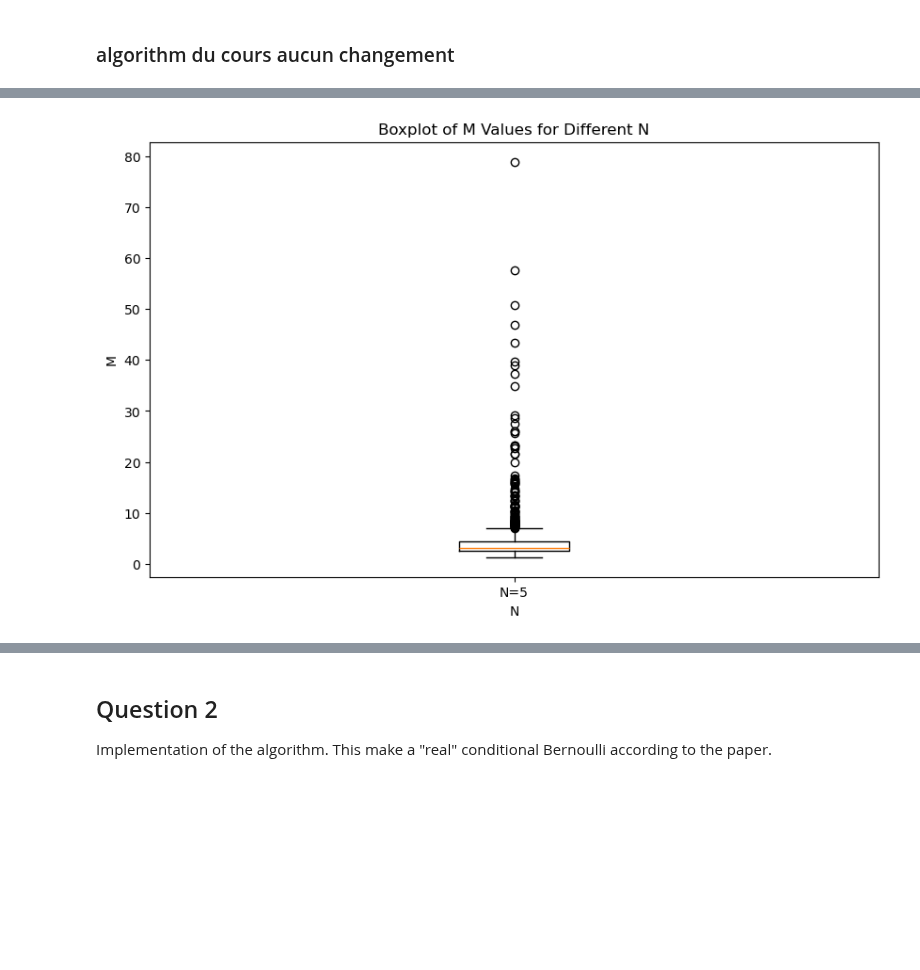
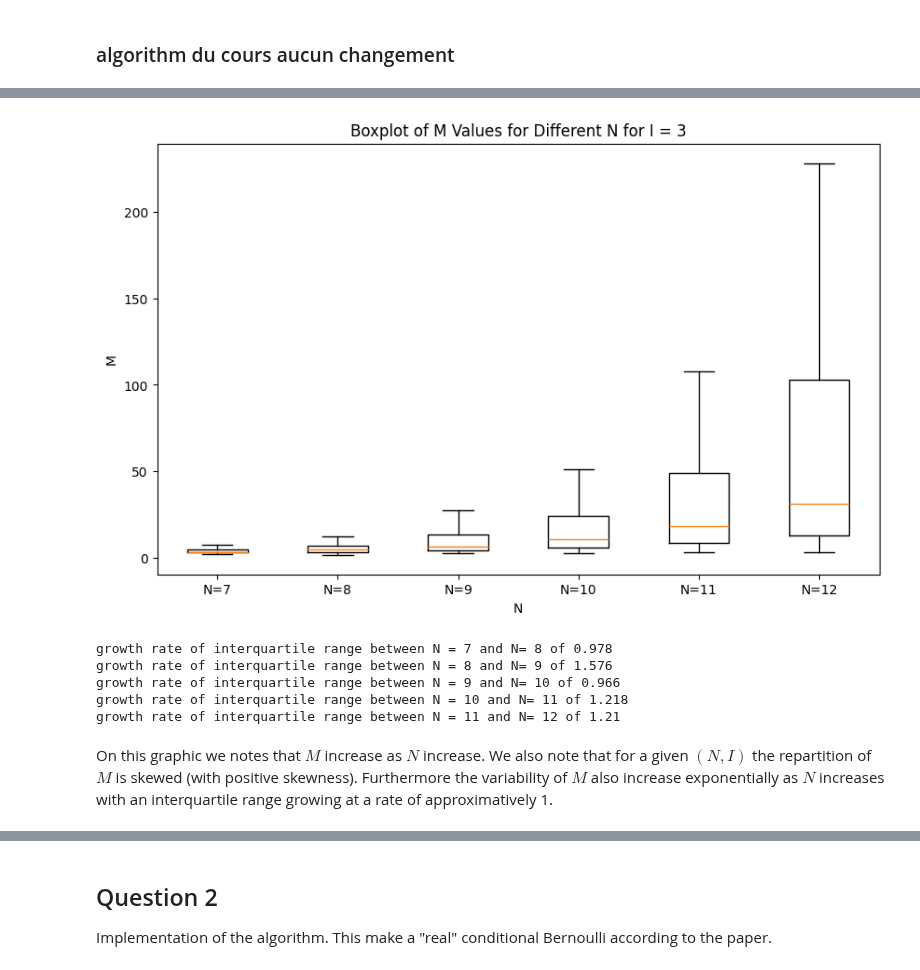
Before and after one commit to teiki-h/cond_bernoulli, a Jupyter notebook: main.ipynb, the cells around one changed output, grey strips where cells are left out. Cells and saved outputs as stored; diff of their text form; code cells hidden in the pictures; blank space fills up the shorter version.

```diff
--- a/main.ipynb
+++ b/main.ipynb
@@ -160,0 +105,7 @@ Pour $I$ fixer on va évaluer comment évolue $M$; pour ce fair on va considére
+# %%
+N = 13
+I = 4
+p = np.random.uniform(0, 1, N)
+sampler = rejection_sampler(p, I)
+sampler.sample_generator(20000)
+sampler.plot_acceptance_density()
@@ -161,25 +123,38 @@ Pour $I$ fixer on va évaluer comment évolue $M$; pour ce fair on va considére
 # %%
-I = 2
-num_samples = 1000  # Number of samples to run
-N_values = [5]  # Different values for N
+I = 3
+num_samples = 500  # Number of samples to run
+N_values = range(7,13)  # Different values for N
 M_values_all = []  # To hold M values for each N
 
 # Collect M values across multiple samples for different N
 for N in N_values:
     M_values = []
     for _ in range(num_samples):
         p = np.random.uniform(0, 1, N)  # Generate random probabilities p
-        sampler = RejectionSampling(p, I)
+        sampler = rejection_sampler(p, I)
         M_values.append(sampler.M)
     M_values_all.append(M_values)
 
 # Create a boxplot for each N
 plt.figure(figsize=(10, 6))
-plt.boxplot(M_values_all, labels=[f'N={N}' for N in N_values])
-plt.title('Boxplot of M Values for Different N')
+plt.boxplot(M_values_all, labels=[f'N={N}' for N in N_values], showfliers=False, showmeans=False)
+plt.title(f'Boxplot of M Values for Different N for I = {I}')
 plt.ylabel('M')
 plt.xlabel('N')
 plt.show()
 # %% [output]
-[figure, old version]
+[figure, new version]
+# %%
+for i in range(len(M_values_all)-1):
+    iqr_1 = np.percentile(M_values_all[i], 75) - np.percentile(M_values_all[i], 25)
+    iqr_2 = np.percentile(M_values_all[i+1], 75) - np.percentile(M_values_all[i+1], 25)
+    print(f"growth rate of interquartile range between N = {i+7} and N= {i+8} of {round((iqr_2-iqr_1)/iqr_1,3)}")
+# %% [output]
+growth rate of interquartile range between N = 7 and N= 8 of 0.978
+growth rate of interquartile range between N = 8 and N= 9 of 1.576
+growth rate of interquartile range between N = 9 and N= 10 of 0.966
+growth rate of interquartile range between N = 10 and N= 11 of 1.218
+growth rate of interquartile range between N = 11 and N= 12 of 1.21
+# %% [markdown]
+On this graphic we notes that $M$ increase as $N$ increase. We also note that for a given $(N,I)$ the repartition of $M$ is skewed (with positive skewness). Furthermore the variability of $M$ also increase exponentially as $N$ increases with an interquartile range growing at a rate of approximatively 1.
 # %%
```
Also changed, not shown: parts of 36 cells of this notebook, 1 other file.
